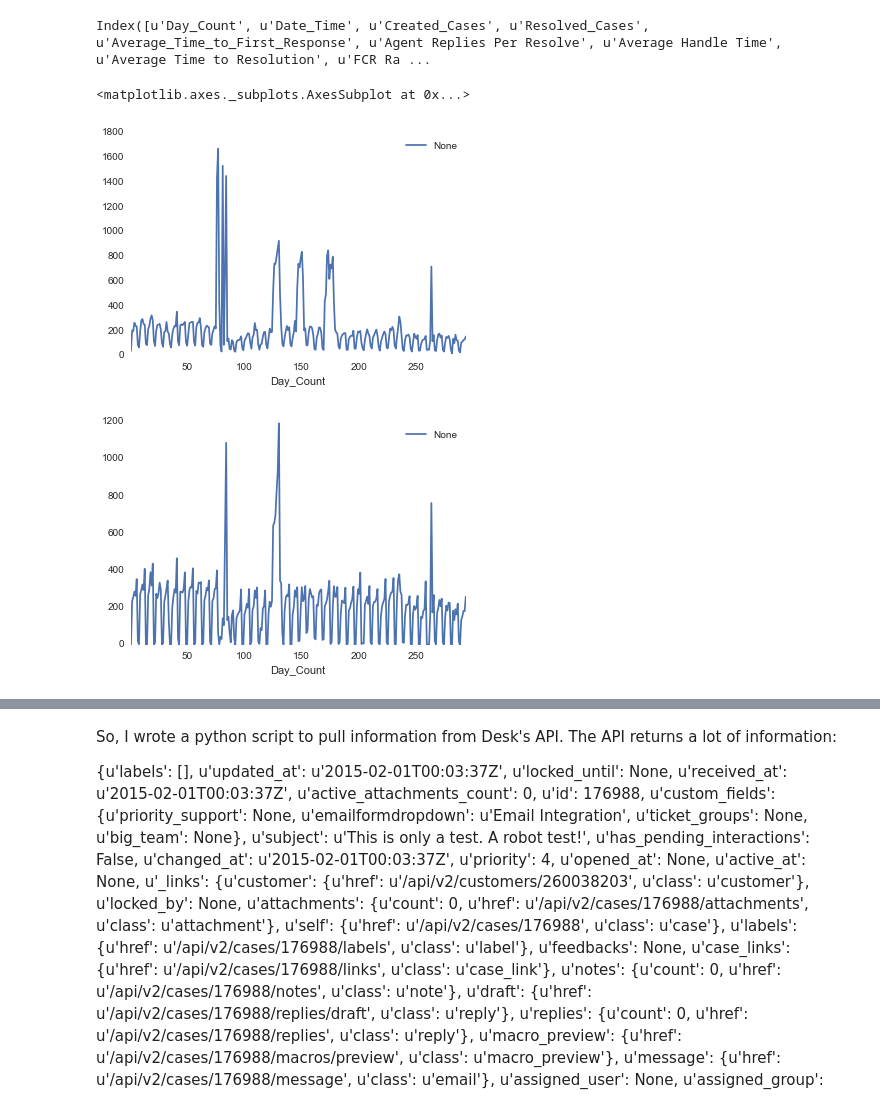
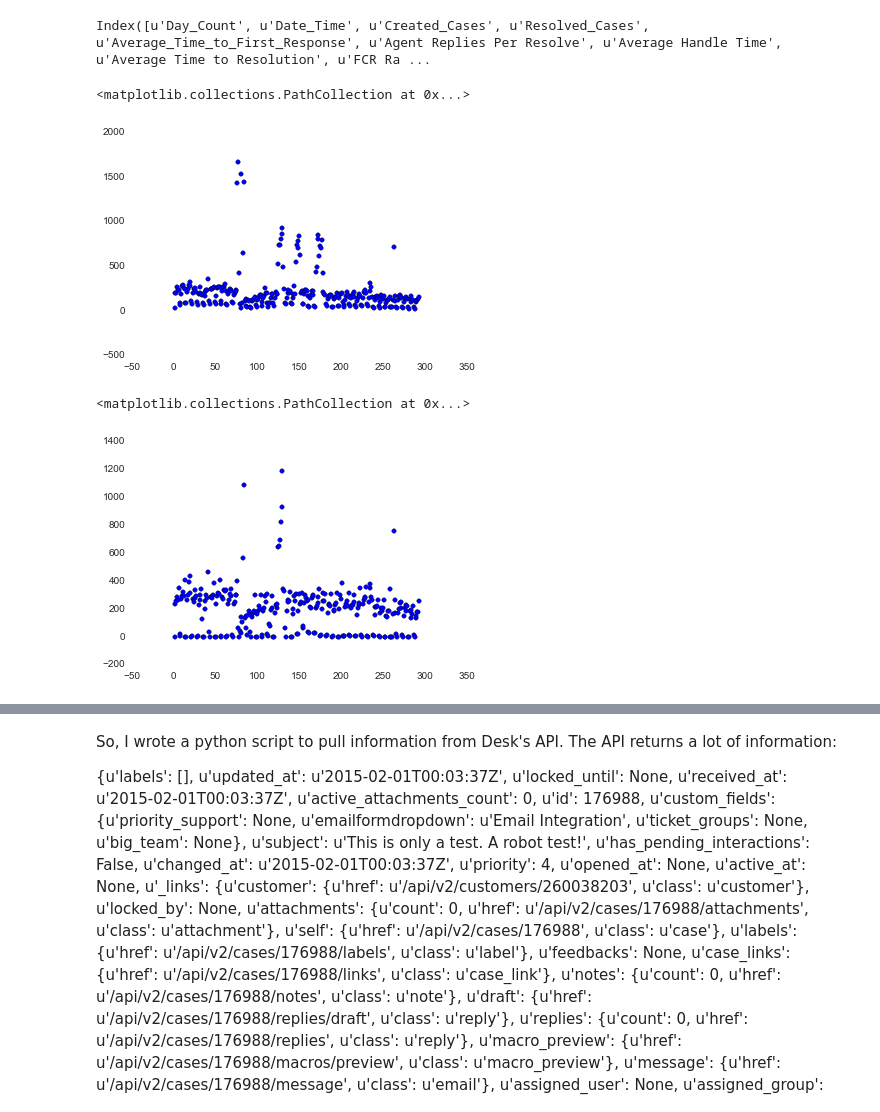
Before and after one commit to alharmon13/DAT_SF_12, a Jupyter notebook: Project /Desk.ipynb, the cells around one changed output, grey strips where cells are left out. Drawn from its saved outputs; the diff is of its cells as text; code cells hidden in the pictures.

```diff
--- a/Project /Desk.ipynb
+++ b/Project /Desk.ipynb
@@ -37,10 +37,13 @@ df = df.rename(columns={'Day Count': 'Day_Count', 'Date/Time': 'Date_Time', 'Cre
 df.columns
 # %% [output]
 Index([u'Day_Count', u'Date_Time', u'Created_Cases', u'Resolved_Cases', u'Average_Time_to_First_Response', u'Agent Replies Per Resolve', u'Average Handle Time', u'Average Time to Resolution', u'FCR Ra ...
-# %%
-df.plot(x='Day_Count', y='Created_Cases')
-df.plot(x='Day_Count', y='Resolved_Cases')
-# %% [output]
-<matplotlib.axes._subplots.AxesSubplot at 0x...>
-[figure, removed]
-[figure, removed]
+# %%
+plt.scatter(df.Day_Count, df.Created_Cases)
+# %% [output]
+<matplotlib.collections.PathCollection at 0x...>
+[figure, added]
+# %%
+plt.scatter(df.Day_Count, df.Resolved_Cases)
+# %% [output]
+<matplotlib.collections.PathCollection at 0x...>
+[figure, added]
```
Also changed, not shown: parts of 10 cells of this notebook, 1 other file.
